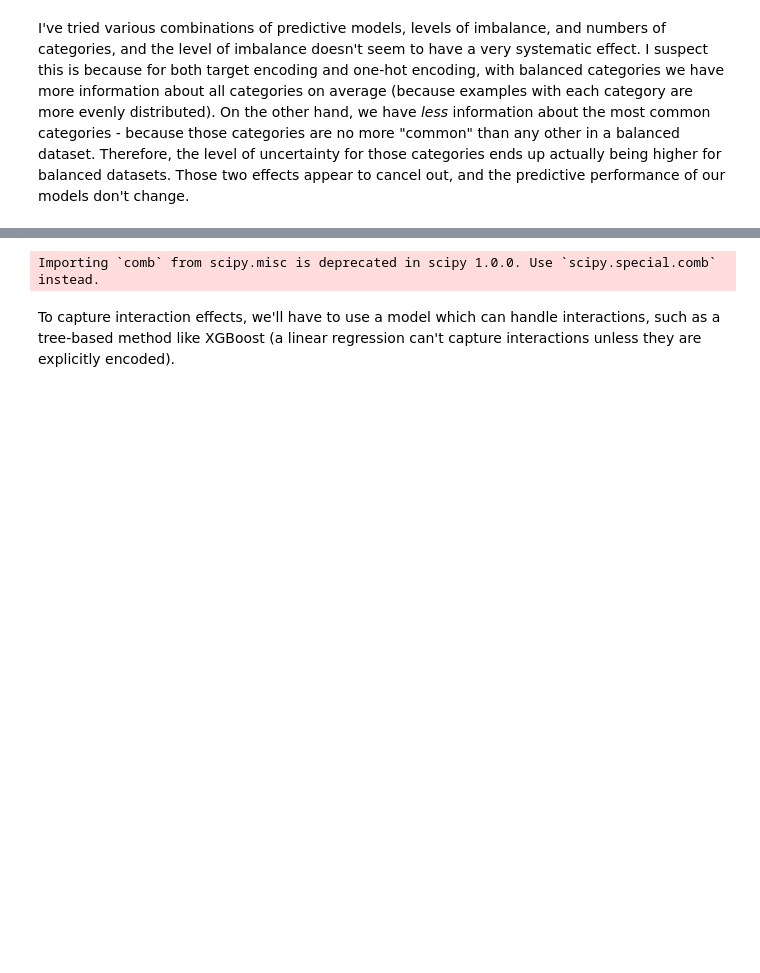
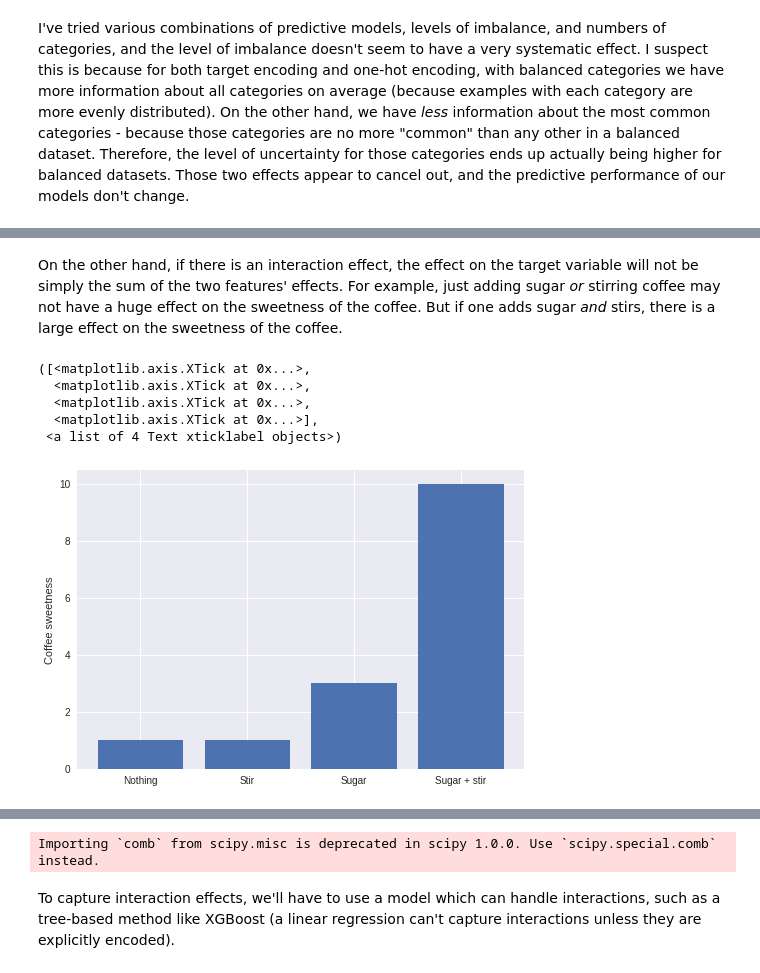
Before and after one commit to brendanhasz/target-encoding, a Jupyter notebook: Target_Encoding.ipynb, the cells around one changed output, grey strips where cells are left out. Drawn from its saved outputs; the diff is of its cells as text; code cells hidden in the pictures; blank space fills up the shorter version.

```diff
--- a/Target_Encoding.ipynb
+++ b/Target_Encoding.ipynb
@@ -1442,0 +1460,17 @@ TODO: target encoding doesn't capture interactions very well, which one-hot does
+# %% [markdown]
+On the other hand, if there is an interaction effect, the effect on the target variable will not be simply the sum of the two features' effects.  For example, just adding sugar *or* stirring coffee may not have a huge effect on the sweetness of the coffee.  But if one adds sugar *and* stirs, there is a large effect on the sweetness of the coffee.
+# %%
+plt.bar(np.arange(4), [1, 1, 3, 10])
+plt.ylabel('Coffee sweetness')
+plt.xticks(np.arange(4),
+           ['Nothing',
+            'Stir',
+            'Sugar',
+            'Sugar + stir'])
+# %% [output]
+([<matplotlib.axis.XTick at 0x...>,
+  <matplotlib.axis.XTick at 0x...>,
+  <matplotlib.axis.XTick at 0x...>,
+  <matplotlib.axis.XTick at 0x...>],
+ <a list of 4 Text xticklabel objects>)
+[figure, added]
```
Also changed, not shown: parts of 25 cells of this notebook.
